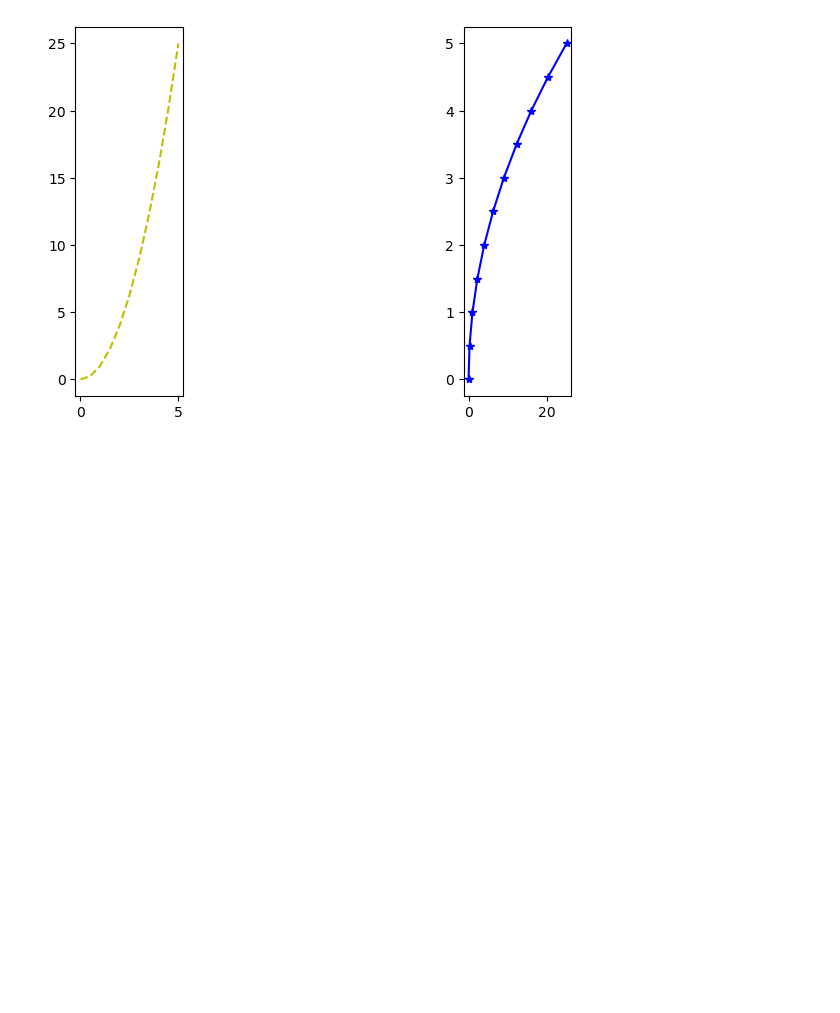
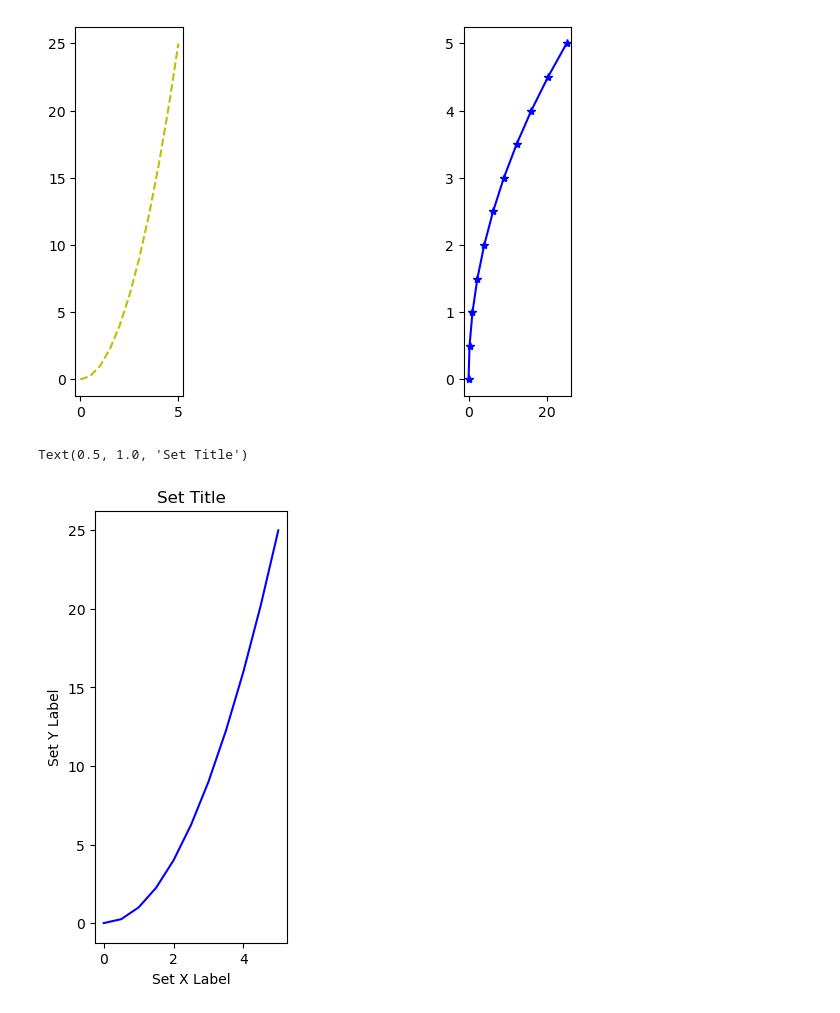
Before and after one commit to choi55j/-2023-09, a Jupyter notebook: choi/수파이썬/10강.ipynb, the cells around one changed output. Saved outputs shown, nothing was run; the diff lists cells and outputs as text; code cells hidden in the pictures; blank space fills up the shorter version.

```diff
--- a/choi/수파이썬/10강.ipynb
+++ b/choi/수파이썬/10강.ipynb
@@ -85,3 +88,15 @@ plt.plot(y,x,'b*-')
 # %% [output]
 [<matplotlib.lines.Line2D at 0x...>]
 [figure]
+# %%
+fig = plt.figure()
+
+axes = fig.add_axes([0.1,0.1,0.3,0.9])
+
+axes.plot(x,y,'b')
+axes.set_xlabel('Set X Label')
+axes.set_ylabel('Set Y Label')
+axes.set_title('Set Title')
+# %% [output]
+Text(0.5, 1.0, 'Set Title')
+[figure, added]
```
Also changed, not shown: parts of 13 cells of this notebook.
